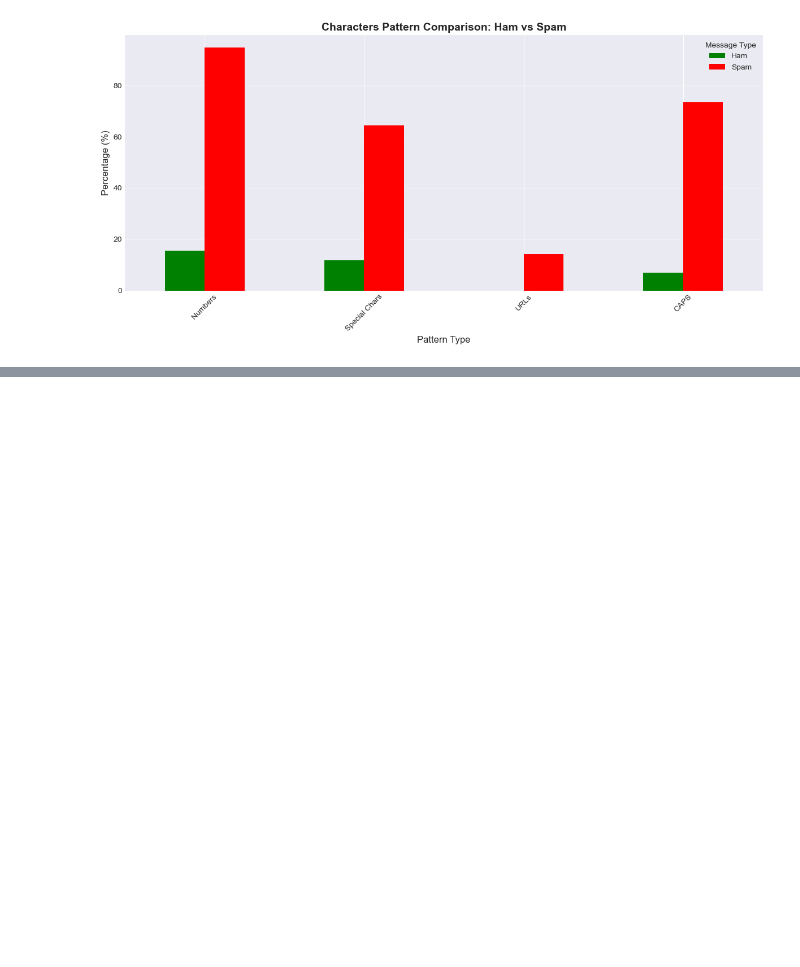
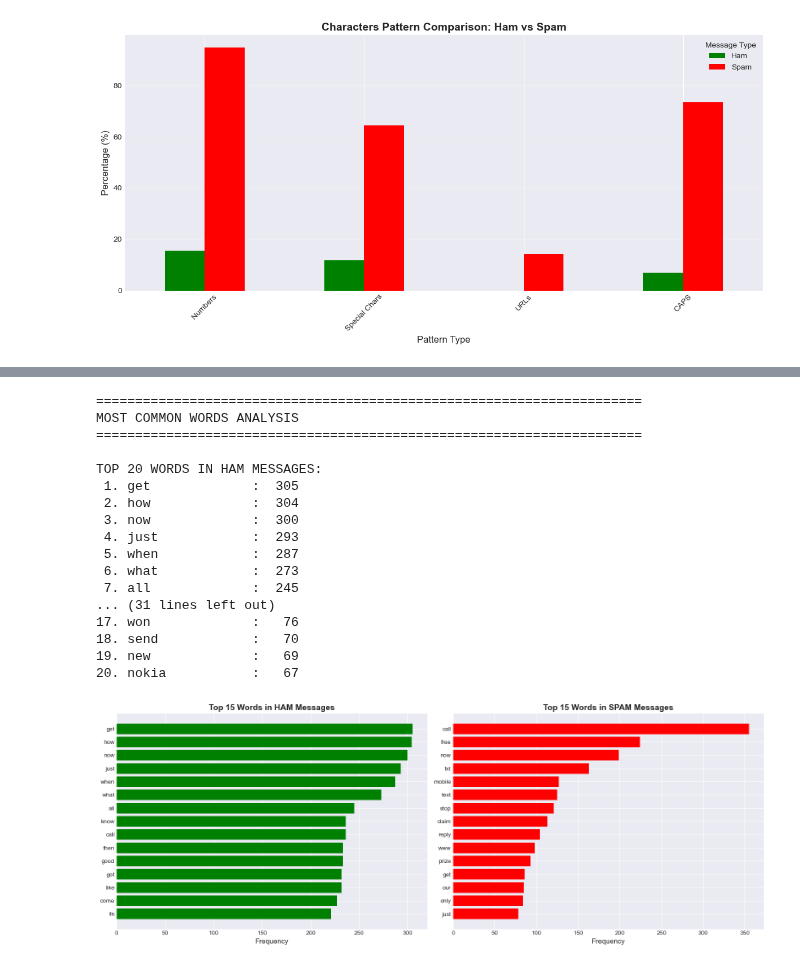
Before and after one commit to HoodaVishal/Intelligent-Customer-Support-System, a Jupyter notebook: notebooks/01_Data_Exploration.ipynb, the cells around one changed output, grey strips where cells are left out. Saved outputs shown, nothing was run; the diff lists cells and outputs as text; code cells hidden in the pictures; blank space fills up the shorter version.

```diff
--- a/notebooks/01_Data_Exploration.ipynb
+++ b/notebooks/01_Data_Exploration.ipynb
@@ -1456,0 +1502,70 @@ Contains CAPS (3+): 549 (73.5%)
+# %%
+# Most Common Words Analysis
+print('\n' + '=' * 70)
+print('MOST COMMON WORDS ANALYSIS')
+print('=' * 70 + '\n')
+
+from collections import Counter
+import re
+
+def get_top_words(messages, n = 20):
+    """Exact top N words from messages"""
+    # Comine all messages
+    all_text = ' '.join(messages)
+    # Convert to lowercase and extract words
+    words = re.findall(r'\b[a-z]{3,}\b', all_text.lower())
+    # Remove common stopwords
+    stopwords = {'the', 'and', 'to', 'of', 'for', 'you', 'in', 'is', 'that', 'it', 'on', 'with', 'was', 'are', 'this',
+                 'have', 'from', 'or', 'be', 'at', 'by', 'not', 'but', 'can', 'your', 'will', 'my', 'me', 'has'}
+    words = [w for w in words if w not in stopwords]
+    return Counter(words).most_common(n)
+
+# Get top words for ham
+print('TOP 20 WORDS IN HAM MESSAGES:')
+ham_words = get_top_words(spam[spam['label'] == 'ham']['message'])
+for i, (word, count) in enumerate(ham_words, 1):
+    print(f"{i:2d}. {word:15s} : {count:4d}")
+
+print("\nTOP 20 WORDS IN SPAM MESSAGES:")
+spam_words = get_top_words(spam[spam['label'] == 'spam']['message'])
+for i, (word, count) in enumerate(spam_words, 1):
+    print(f"{i:2d}. {word:15s} : {count:4d}")
+
+# Visualize top words
+fig, axes = plt.subplots(1, 2, figsize = (16, 6))
+
+# Ham top words
+ham_words_df = pd.DataFrame(ham_words[:15], columns = ['word', 'count'])
+axes[0].barh(ham_words_df['word'], ham_words_df['count'], color = 'green')
+axes[0].set_xlabel('Frequency', fontsize = 12)
+axes[0].set_title('Top 15 Words in HAM Messages', fontsize = 14, fontweight = 'bold')
+axes[0].invert_yaxis()
+
+# Spam top words
+spam_words_df = pd.DataFrame(spam_words[:15], columns=['word', 'count'])
+axes[1].barh(spam_words_df['word'], spam_words_df['count'], color='red')
+axes[1].set_xlabel('Frequency', fontsize=12)
+axes[1].set_title('Top 15 Words in SPAM Messages', fontsize=14, fontweight='bold')
+axes[1].invert_yaxis()
+
+plt.tight_layout()
+plt.show()
+# %% [output]
+======================================================================
+MOST COMMON WORDS ANALYSIS
+======================================================================
+
+TOP 20 WORDS IN HAM MESSAGES:
+ 1. get             :  305
+ 2. how             :  304
+ 3. now             :  300
+ 4. just            :  293
+ 5. when            :  287
+ 6. what            :  273
+ 7. all             :  245
+... (31 lines left out)
+17. won             :   76
+18. send            :   70
+19. new             :   69
+20. nokia           :   67
+[figure, added]
```
Also changed, not shown: parts of 4 cells of this notebook.
